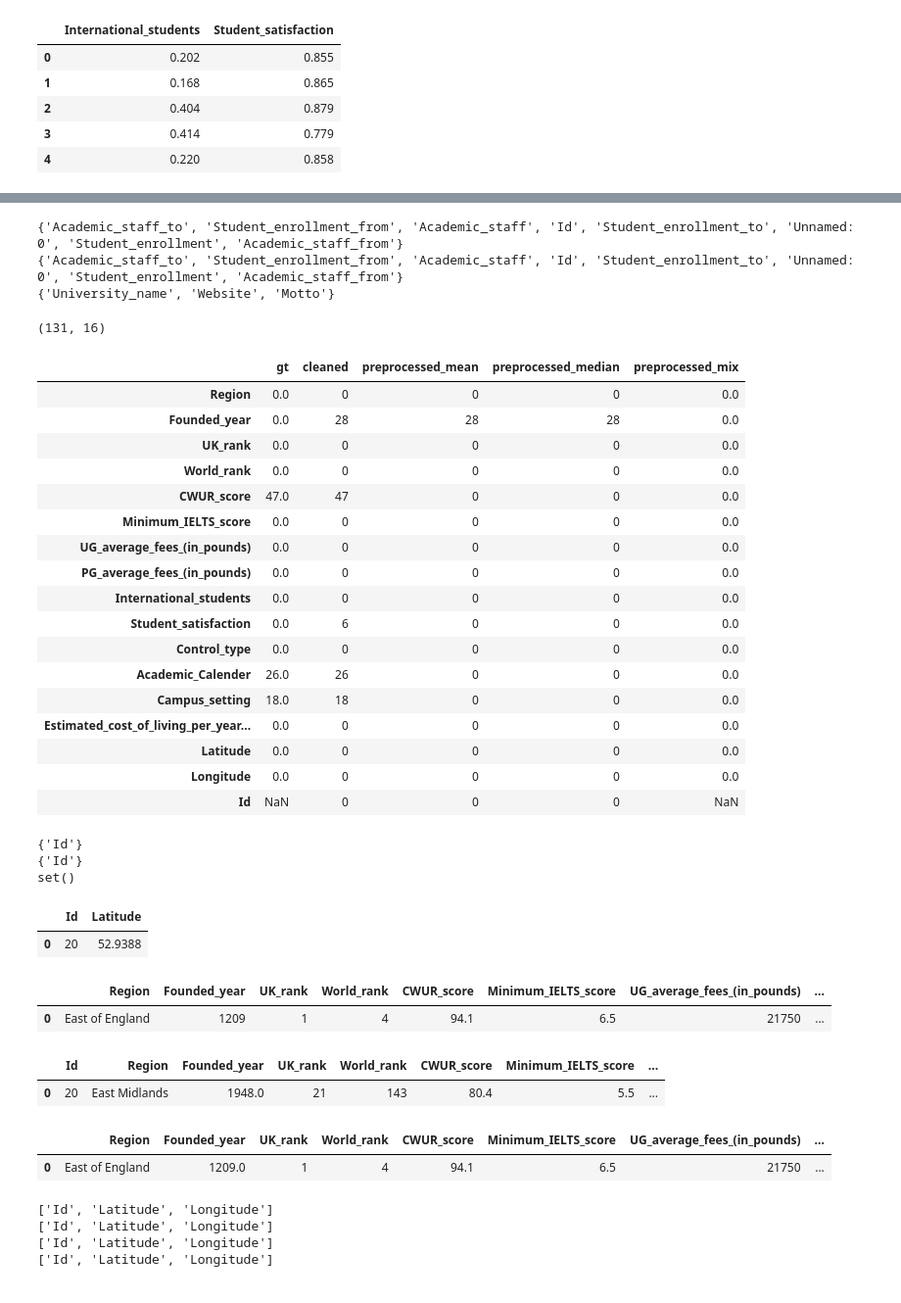
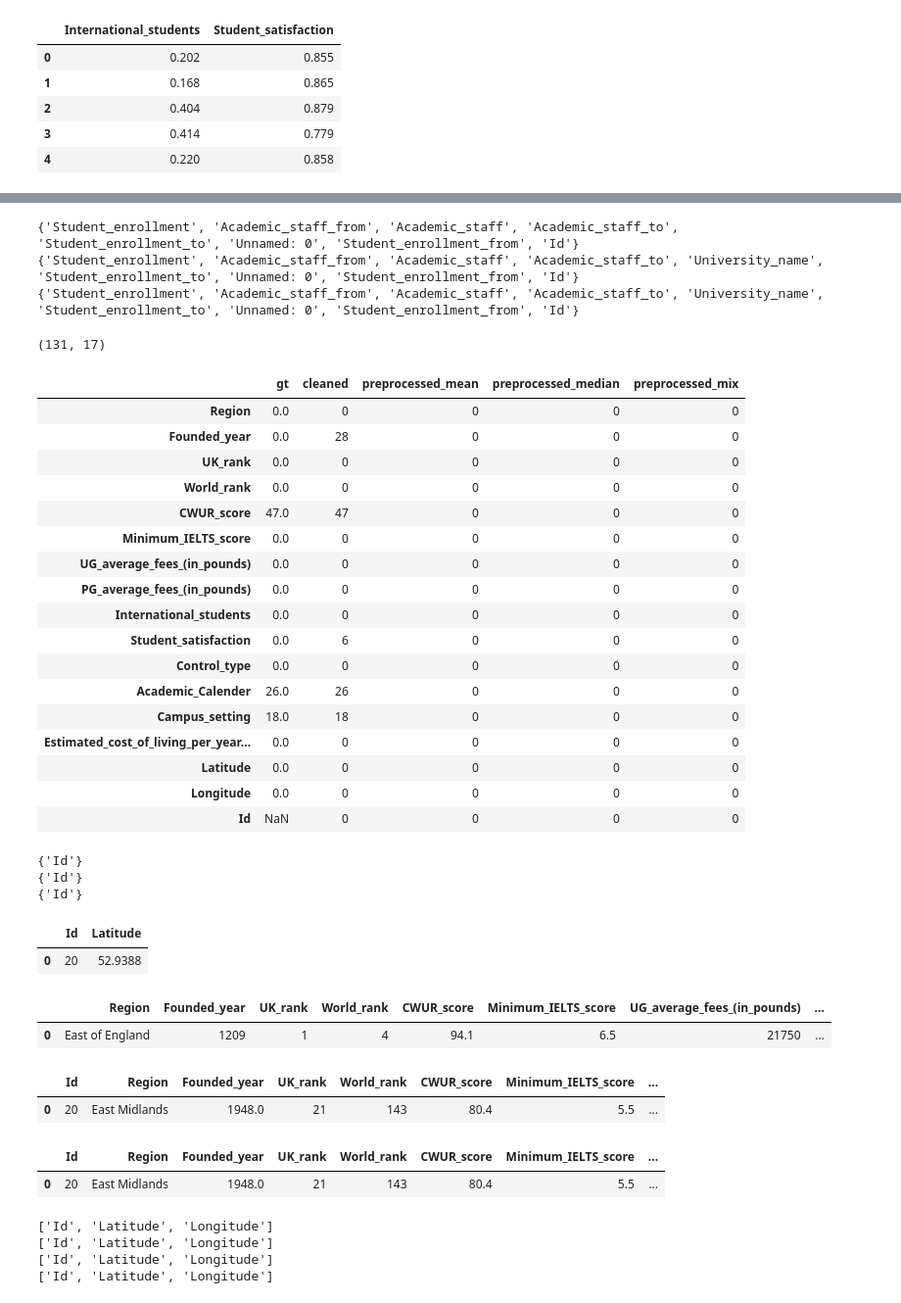
Before and after one commit to xmihol00/kddm1_proj_2023, a Jupyter notebook: src/dataset_analysis/compare_preprocessing.ipynb, the cells around one changed output, grey strips where cells are left out. Shown at 98% size. Drawn from its saved outputs; the diff is of its cells as text; code cells hidden in the pictures.

```diff
--- a/src/dataset_analysis/compare_preprocessing.ipynb
+++ b/src/dataset_analysis/compare_preprocessing.ipynb
@@ -15,7 +15,7 @@ print(os.getcwd())
 # get 'uk_universities.csv' from https://www.kaggle.com/datasets/mayureshkoli/best-universities-in-the-united-kingdom
 
 df_ground_truth = pd.read_csv("./data/uk_universities.csv")
-df_cleaned = pd.read_csv("./data/01_cleaning/Universities_cleaned_deduplicated.csv")
-df_preprocessed_mean = pd.concat([pd.read_csv("./data/03_imputation/Universities_train_mean_imputed.csv"), pd.read_csv("./data/03_imputation/Universities_test_mean_imputed.csv")])
-df_preprocessed_median = pd.concat([pd.read_csv("./data/03_imputation/Universities_train_median_imputed.csv"), pd.read_csv("./data/03_imputation/Universities_test_median_imputed.csv")])
-df_preprocessed_mix = (pd.read_csv("./data/03_imputation/Universities_mixed_imputed.csv"))
+df_cleaned = pd.read_csv("./data/01_cleaning/Universities.csv")
+df_preprocessed_mean = pd.concat([pd.read_csv("./data/03_imputation/Universities_train_mean.csv"), pd.read_csv("./data/03_imputation/Universities_test_mean.csv")])
+df_preprocessed_median = pd.concat([pd.read_csv("./data/03_imputation/Universities_train_median.csv"), pd.read_csv("./data/03_imputation/Universities_test_median.csv")])
+df_preprocessed_mix = pd.concat([pd.read_csv("./data/03_imputation/Universities_train_mixed.csv"), pd.read_csv("./data/03_imputation/Universities_test_mixed.csv")])
@@ -120,41 +138,41 @@ print_diff(df_ground_truth, df_cleaned)
 print_diff(df_ground_truth, df_preprocessed_mean)
 print_diff(df_ground_truth, df_preprocessed_mix)
 # %% [output]
-{'Academic_staff_to', 'Student_enrollment_from', 'Academic_staff', 'Id', 'Student_enrollment_to', 'Unnamed: 0', 'Student_enrollment', 'Academic_staff_from'}
-{'Academic_staff_to', 'Student_enrollment_from', 'Academic_staff', 'Id', 'Student_enrollment_to', 'Unnamed: 0', 'Student_enrollment', 'Academic_staff_from'}
-{'University_name', 'Website', 'Motto'}
+{'Student_enrollment', 'Academic_staff_from', 'Academic_staff', 'Academic_staff_to', 'Student_enrollment_to', 'Unnamed: 0', 'Student_enrollment_from', 'Id'}
+{'Student_enrollment', 'Academic_staff_from', 'Academic_staff', 'Academic_staff_to', 'University_name', 'Student_enrollment_to', 'Unnamed: 0', 'Student_enrollment_from', 'Id'}
+{'Student_enrollment', 'Academic_staff_from', 'Academic_staff', 'Academic_staff_to', 'University_name', 'Student_enrollment_to', 'Unnamed: 0', 'Student_enrollment_from', 'Id'}
 # %%
 # drop unused columns
 if 'Motto' in df_ground_truth.columns:
     df_ground_truth.drop(columns=['Unnamed: 0', 'University_name', 'Motto', 'Website', 'Student_enrollment', 'Academic_staff'], inplace=True)
     df_cleaned.drop(columns=['University_name', 'Motto', 'Website', 'Student_enrollment_from', 'Student_enrollment_to', 'Academic_staff_from', 'Academic_staff_to'], inplace=True)
-    df_preprocessed_mean.drop(columns=['University_name', 'Motto', 'Website', 'Student_enrollment_from', 'Student_enrollment_to', 'Academic_staff_from', 'Academic_staff_to'], inplace=True)
-    df_preprocessed_median.drop(columns=['University_name', 'Motto', 'Website', 'Student_enrollment_from', 'Student_enrollment_to', 'Academic_staff_from', 'Academic_staff_to'], inplace=True)
-    df_preprocessed_mix.drop(columns=['Unnamed: 0', 'Student_enrollment', 'Academic_staff'], inplace=True)
+    df_preprocessed_mean.drop(columns=['Motto', 'Website', 'Student_enrollment_from', 'Student_enrollment_to', 'Academic_staff_from', 'Academic_staff_to'], inplace=True)
+    df_preprocessed_median.drop(columns=['Motto', 'Website', 'Student_enrollment_from', 'Student_enrollment_to', 'Academic_staff_from', 'Academic_staff_to'], inplace=True)
+    df_preprocessed_mix.drop(columns=['Motto', 'Website', 'Student_enrollment_from', 'Student_enrollment_to', 'Academic_staff_from', 'Academic_staff_to'], inplace=True)
 
 # display_info([df_ground_truth, df_cleaned, df_preprocessed_mean])
 display_na([df_ground_truth, df_cleaned, df_preprocessed_mean, df_preprocessed_median, df_preprocessed_mix],
          ['gt', 'cleaned', 'preprocessed_mean', 'preprocessed_median', 'preprocessed_mix'])
 # %% [output]
-(131, 16)
+(131, 17)
 |  | gt | cleaned | preprocessed_mean | preprocessed_median | preprocessed_mix |
-| Region | 0.0 | 0 | 0 | 0 | 0.0 |
-| Founded_year | 0.0 | 28 | 28 | 28 | 0.0 |
-| UK_rank | 0.0 | 0 | 0 | 0 | 0.0 |
-| World_rank | 0.0 | 0 | 0 | 0 | 0.0 |
-| CWUR_score | 47.0 | 47 | 0 | 0 | 0.0 |
-| Minimum_IELTS_score | 0.0 | 0 | 0 | 0 | 0.0 |
-| UG_average_fees_(in_pounds) | 0.0 | 0 | 0 | 0 | 0.0 |
-| PG_average_fees_(in_pounds) | 0.0 | 0 | 0 | 0 | 0.0 |
-| International_students | 0.0 | 0 | 0 | 0 | 0.0 |
-| Student_satisfaction | 0.0 | 6 | 0 | 0 | 0.0 |
-| Control_type | 0.0 | 0 | 0 | 0 | 0.0 |
-| Academic_Calender | 26.0 | 26 | 0 | 0 | 0.0 |
-| Campus_setting | 18.0 | 18 | 0 | 0 | 0.0 |
-| Estimated_cost_of_living_per_year... | 0.0 | 0 | 0 | 0 | 0.0 |
-| Latitude | 0.0 | 0 | 0 | 0 | 0.0 |
-| Longitude | 0.0 | 0 | 0 | 0 | 0.0 |
-| Id | NaN | 0 | 0 | 0 | NaN |
+| Region | 0.0 | 0 | 0 | 0 | 0 |
+| Founded_year | 0.0 | 28 | 0 | 0 | 0 |
+| UK_rank | 0.0 | 0 | 0 | 0 | 0 |
+| World_rank | 0.0 | 0 | 0 | 0 | 0 |
+| CWUR_score | 47.0 | 47 | 0 | 0 | 0 |
+| Minimum_IELTS_score | 0.0 | 0 | 0 | 0 | 0 |
+| UG_average_fees_(in_pounds) | 0.0 | 0 | 0 | 0 | 0 |
+| PG_average_fees_(in_pounds) | 0.0 | 0 | 0 | 0 | 0 |
+| International_students | 0.0 | 0 | 0 | 0 | 0 |
+| Student_satisfaction | 0.0 | 6 | 0 | 0 | 0 |
+| Control_type | 0.0 | 0 | 0 | 0 | 0 |
+| Academic_Calender | 26.0 | 26 | 0 | 0 | 0 |
+| Campus_setting | 18.0 | 18 | 0 | 0 | 0 |
+| Estimated_cost_of_living_per_year... | 0.0 | 0 | 0 | 0 | 0 |
+| Latitude | 0.0 | 0 | 0 | 0 | 0 |
+| Longitude | 0.0 | 0 | 0 | 0 | 0 |
+| Id | NaN | 0 | 0 | 0 | 0 |
 # %%
 print_diff(df_ground_truth, df_cleaned)
 print_diff(df_ground_truth, df_preprocessed_mean)
@@ -162,7 +180,7 @@ print_diff(df_ground_truth, df_preprocessed_mix)
 # %% [output]
 {'Id'}
 {'Id'}
-set()
+{'Id'}
 # %%
 # merge id
 index_col = 'Id'
@@ -170,7 +188,6 @@ unique_col = 'Latitude'
 if index_col not in df_ground_truth.columns:
     df_join_id = df_preprocessed_mean.loc[:,[index_col, unique_col]]
     df_ground_truth = df_ground_truth.merge(df_join_id, on=unique_col)
-    df_preprocessed_mix = df_preprocessed_mix.merge(df_join_id, on=unique_col)
 
     display(df_join_id.head(n=1))
 
@@ -184,8 +201,8 @@ display(df_preprocessed_mix.head(n=1))
 | 0 | East of England | 1209 | 1 | 4 | 94.1 | 6.5 | 21750 | ... |
 |  | Id | Region | Founded_year | UK_rank | World_rank | CWUR_score | Minimum_IELTS_score | ... |
 | 0 | 20 | East Midlands | 1948.0 | 21 | 143 | 80.4 | 5.5 | ... |
-|  | Region | Founded_year | UK_rank | World_rank | CWUR_score | Minimum_IELTS_score | UG_average_fees_(in_pounds) | ... |
-| 0 | East of England | 1209.0 | 1 | 4 | 94.1 | 6.5 | 21750 | ... |
+|  | Id | Region | Founded_year | UK_rank | World_rank | CWUR_score | Minimum_IELTS_score | ... |
+| 0 | 20 | East Midlands | 1948.0 | 21 | 143 | 80.4 | 5.5 | ... |
 # %%
 def print_unique_col(df):
     rows = len(df)
```
Also changed, not shown: parts of 16 cells of this notebook, 7 other files.
